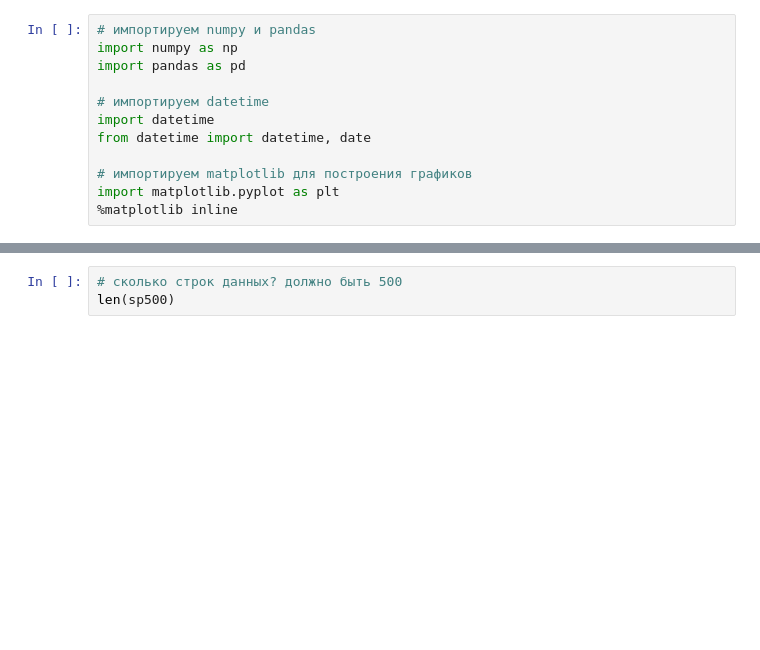
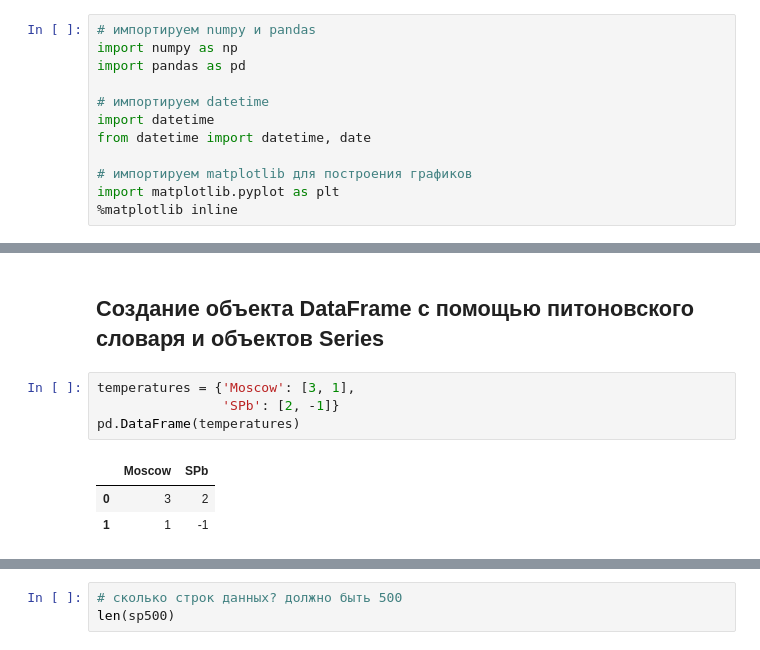
Before and after one commit to dm-fedorov/pandas_basic, a Jupyter notebook: изучаем pandas/04_Представление табличных и многомерных данных с помощью объекта DataFrame.ipynb, the cells around one changed output, grey strips where cells are left out. Saved outputs shown, nothing was run; the diff lists cells and outputs as text; blank space fills up the shorter version.

```diff
--- a/изучаем pandas/04_Представление табличных и многомерных данных с помощью объекта DataFrame.ipynb
+++ b/изучаем pandas/04_Представление табличных и многомерных данных с помощью объекта DataFrame.ipynb
@@ -148,0 +57,10 @@ sp500.head()
+# %% [markdown]
+## Создание объекта DataFrame с помощью питоновского словаря и объектов Series
+# %%
+temperatures = {'Moscow': [3, 1],
+                'SPb': [2, -1]}
+pd.DataFrame(temperatures)
+# %% [output]
+|  | Moscow | SPb |
+| 0 | 3 | 2 |
+| 1 | 1 | -1 |
```
Also changed, not shown: parts of 41 cells of this notebook, 2 other files.
